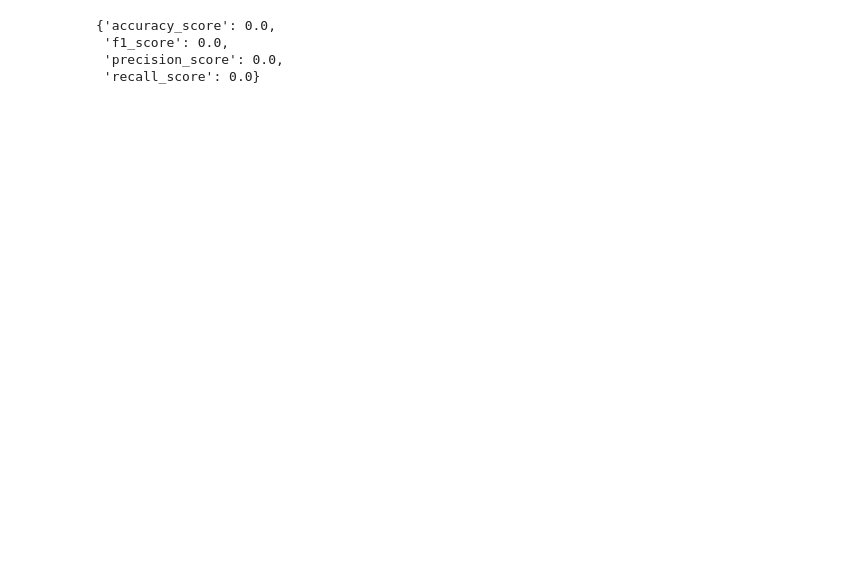
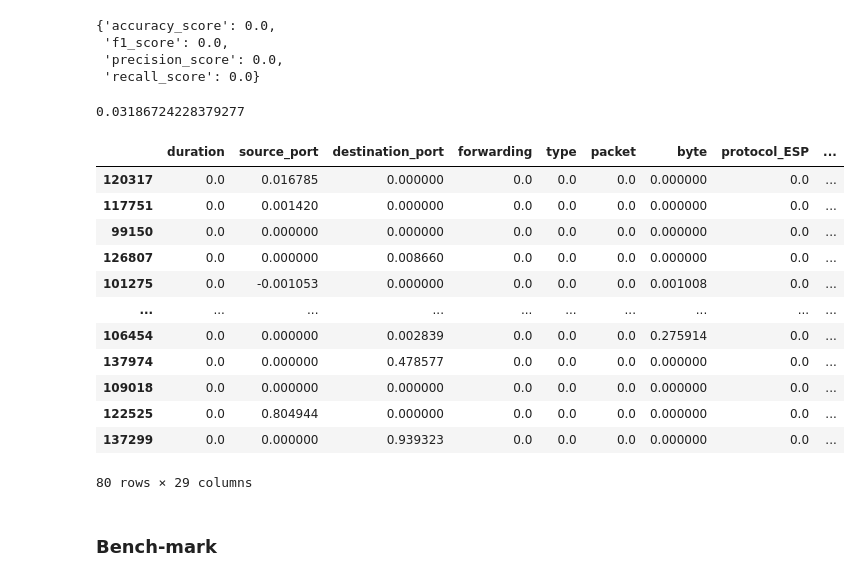
Before and after one commit to nigiva/lre-adversarial-ml-ugr16, a Jupyter notebook: adversarial/adversarial.ipynb, the cells around one changed output. Drawn from its saved outputs; the diff is of its cells as text; code cells hidden in the pictures; blank space fills up the shorter version.

```diff
--- a/adversarial/adversarial.ipynb
+++ b/adversarial/adversarial.ipynb
@@ -256,3 +269,25 @@ evaluation("DecisionTreeClassifier", model_dict["DecisionTreeClassifier"], x_adv
  'f1_score': 0.0,
  'precision_score': 0.0,
  'recall_score': 0.0}
+# %%
+mean_squared_error(x_selected_attack, x_adv_df)
+# %% [output]
+0.03186724228379277
+# %%
+(x_selected_attack - x_adv_df)
+# %% [output]
+|  | duration | source_port | destination_port | forwarding | type | packet | byte | protocol_ESP | ... |
+| 120317 | 0.0 | 0.016785 | 0.000000 | 0.0 | 0.0 | 0.0 | 0.000000 | 0.0 | ... |
+| 117751 | 0.0 | 0.001420 | 0.000000 | 0.0 | 0.0 | 0.0 | 0.000000 | 0.0 | ... |
+| 99150 | 0.0 | 0.000000 | 0.000000 | 0.0 | 0.0 | 0.0 | 0.000000 | 0.0 | ... |
+| 126807 | 0.0 | 0.000000 | 0.008660 | 0.0 | 0.0 | 0.0 | 0.000000 | 0.0 | ... |
+| 101275 | 0.0 | -0.001053 | 0.000000 | 0.0 | 0.0 | 0.0 | 0.001008 | 0.0 | ... |
+| ... | ... | ... | ... | ... | ... | ... | ... | ... | ... |
+| 106454 | 0.0 | 0.000000 | 0.002839 | 0.0 | 0.0 | 0.0 | 0.275914 | 0.0 | ... |
+| 137974 | 0.0 | 0.000000 | 0.478577 | 0.0 | 0.0 | 0.0 | 0.000000 | 0.0 | ... |
+| 109018 | 0.0 | 0.000000 | 0.000000 | 0.0 | 0.0 | 0.0 | 0.000000 | 0.0 | ... |
+| 122525 | 0.0 | 0.804944 | 0.000000 | 0.0 | 0.0 | 0.0 | 0.000000 | 0.0 | ... |
+| 137299 | 0.0 | 0.000000 | 0.939323 | 0.0 | 0.0 | 0.0 | 0.000000 | 0.0 | ... |
+80 rows × 29 columns
+# %% [markdown]
+### Bench-mark
```
Also changed, not shown: parts of 32 cells of this notebook.
